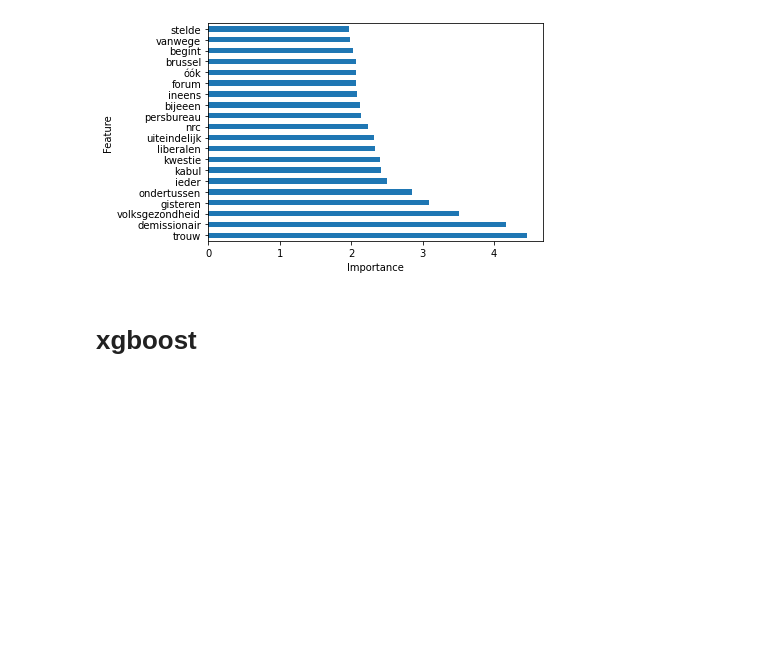
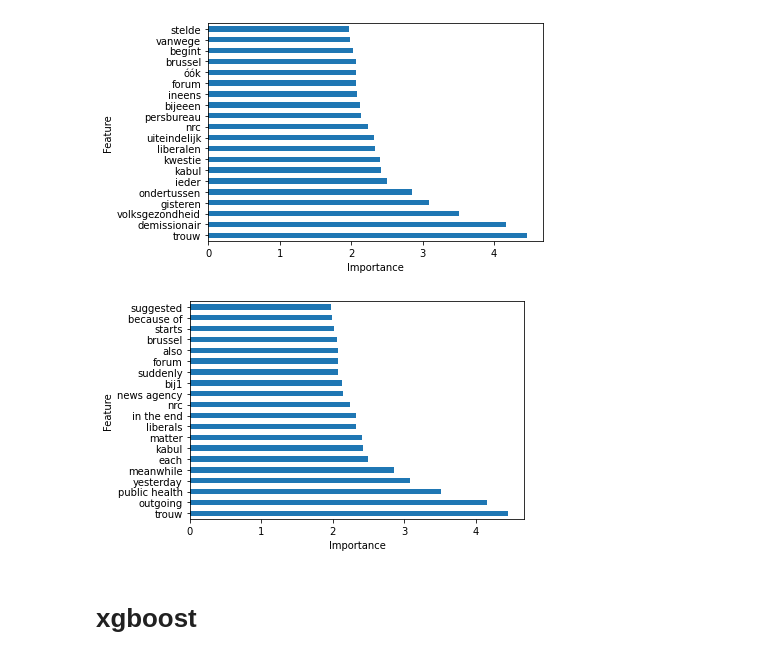
Before and after one commit to Chris-Congleton/MSc-Thesis, a Jupyter notebook: Analysis/2021_SourceClassification.ipynb, the cells around one changed output. Saved outputs shown, nothing was run; the diff lists cells and outputs as text; code cells hidden in the pictures; blank space fills up the shorter version.

```diff
--- a/Analysis/2021_SourceClassification.ipynb
+++ b/Analysis/2021_SourceClassification.ipynb
@@ -374,6 +421,16 @@ plt.ylabel('Feature')
 plt.show()
 # %% [output]
 [figure]
+# %%
+translated_names = ['trouw', 'outgoing', 'public health', 'yesterday', 'meanwhile', 'each', 'kabul', 'matter', 'liberals', 'in the end', 'nrc', 'news agency', 'bij1', 'suddenly', 'forum', 'also', 'brussel', 'starts', 'because of', 'suggested']
+# %%
+ax = pd.Series(abs(clf.coef_[3]), index=feature_names).nlargest(20).plot(kind='barh')
+ax.set_yticklabels(translated_names)
+plt.xlabel("Importance")
+plt.ylabel('Feature')
+plt.show()
+# %% [output]
+[figure, added]
 # %% [markdown]
 # xgboost
 # %%
```
Also changed, not shown: parts of 8 cells of this notebook.
